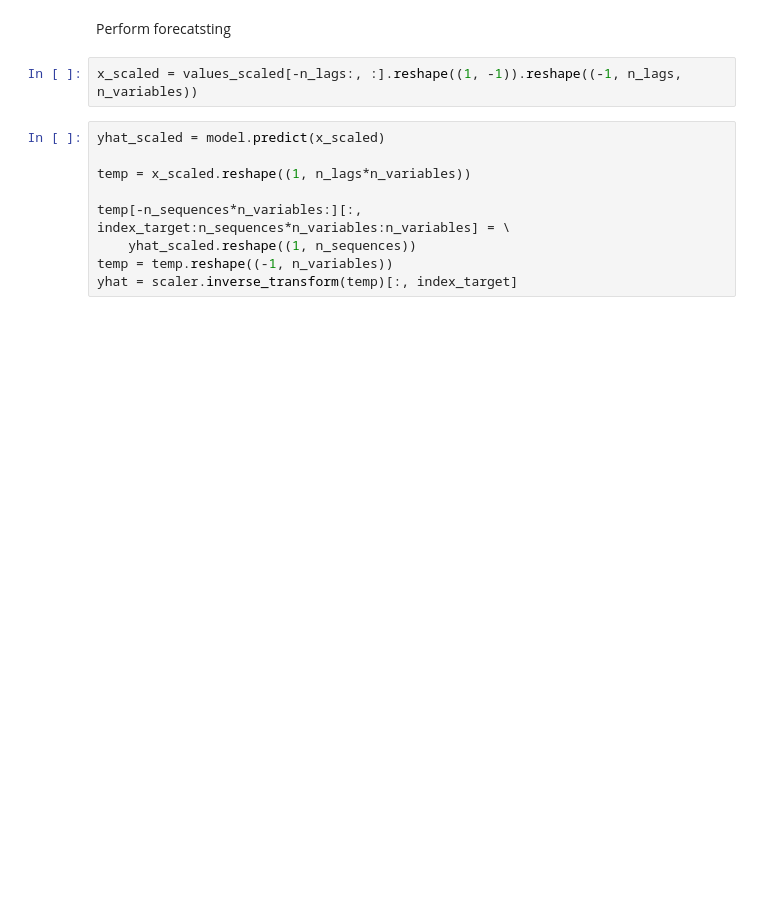
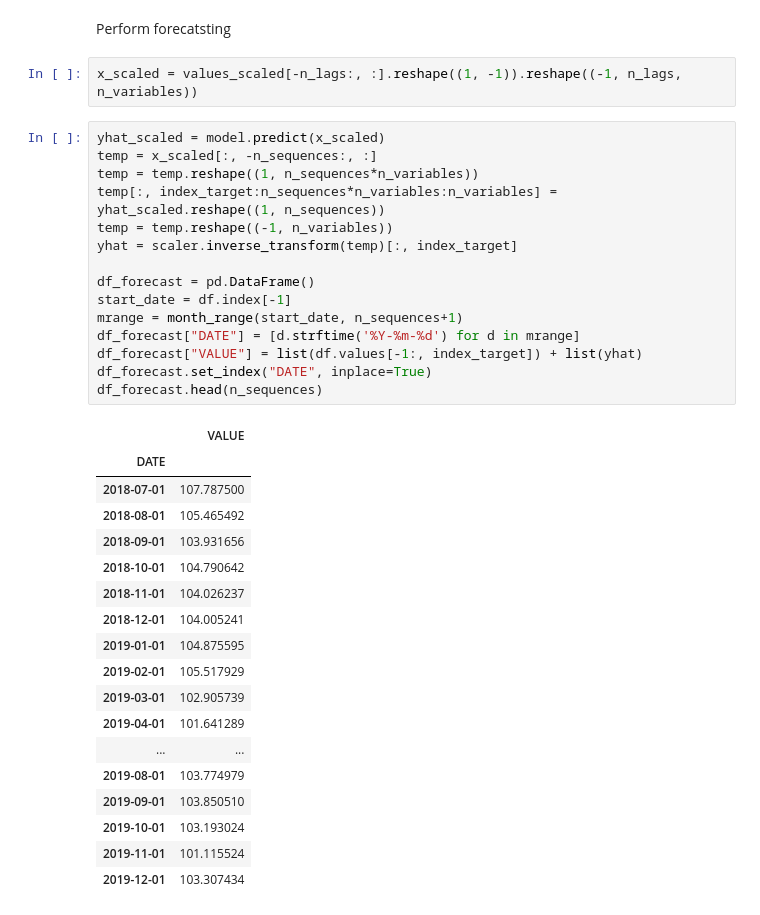
Before and after one commit to aidin-zadeh/reb, a Jupyter notebook: notebooks/2.1.build.train.eval.lstm.economic.indicators.monthly.ipynb, the cells around one changed output. Saved outputs shown, nothing was run; the diff lists cells and outputs as text; blank space fills up the shorter version.

```diff
--- a/notebooks/2.1.build.train.eval.lstm.economic.indicators.monthly.ipynb
+++ b/notebooks/2.1.build.train.eval.lstm.economic.indicators.monthly.ipynb
@@ -293,13 +294,38 @@ Perform forecatsting
 x_scaled = values_scaled[-n_lags:, :].reshape((1, -1)).reshape((-1, n_lags, n_variables))
 # %%
 yhat_scaled = model.predict(x_scaled)
-
-temp = x_scaled.reshape((1, n_lags*n_variables))
-
-temp[-n_sequences*n_variables:][:, index_target:n_sequences*n_variables:n_variables] = \
-    yhat_scaled.reshape((1, n_sequences))
+temp = x_scaled[:, -n_sequences:, :]
+temp = temp.reshape((1, n_sequences*n_variables))
+temp[:, index_target:n_sequences*n_variables:n_variables] = yhat_scaled.reshape((1, n_sequences))
 temp = temp.reshape((-1, n_variables))
 yhat = scaler.inverse_transform(temp)[:, index_target]
+
+df_forecast = pd.DataFrame()
+start_date = df.index[-1]
+mrange = month_range(start_date, n_sequences+1)
+df_forecast["DATE"] = [d.strftime('%Y-%m-%d') for d in mrange]
+df_forecast["VALUE"] = list(df.values[-1:, index_target]) + list(yhat)
+df_forecast.set_index("DATE", inplace=True)
+df_forecast.head(n_sequences)
+# %% [output]
+|  | VALUE |
+| DATE |  |
+| 2018-07-01 | 107.787500 |
+| 2018-08-01 | 105.465492 |
+| 2018-09-01 | 103.931656 |
+| 2018-10-01 | 104.790642 |
+| 2018-11-01 | 104.026237 |
+| 2018-12-01 | 104.005241 |
+| 2019-01-01 | 104.875595 |
+| 2019-02-01 | 105.517929 |
+| 2019-03-01 | 102.905739 |
+| 2019-04-01 | 101.641289 |
+| ... | ... |
+| 2019-08-01 | 103.774979 |
+| 2019-09-01 | 103.850510 |
+| 2019-10-01 | 103.193024 |
+| 2019-11-01 | 101.115524 |
+| 2019-12-01 | 103.307434 |
 # %%
 start_date = df.index[-1]
 mrange = month_range(start_date, n_sequences+1)
```
Also changed, not shown: parts of 16 cells of this notebook, 6 other files.
